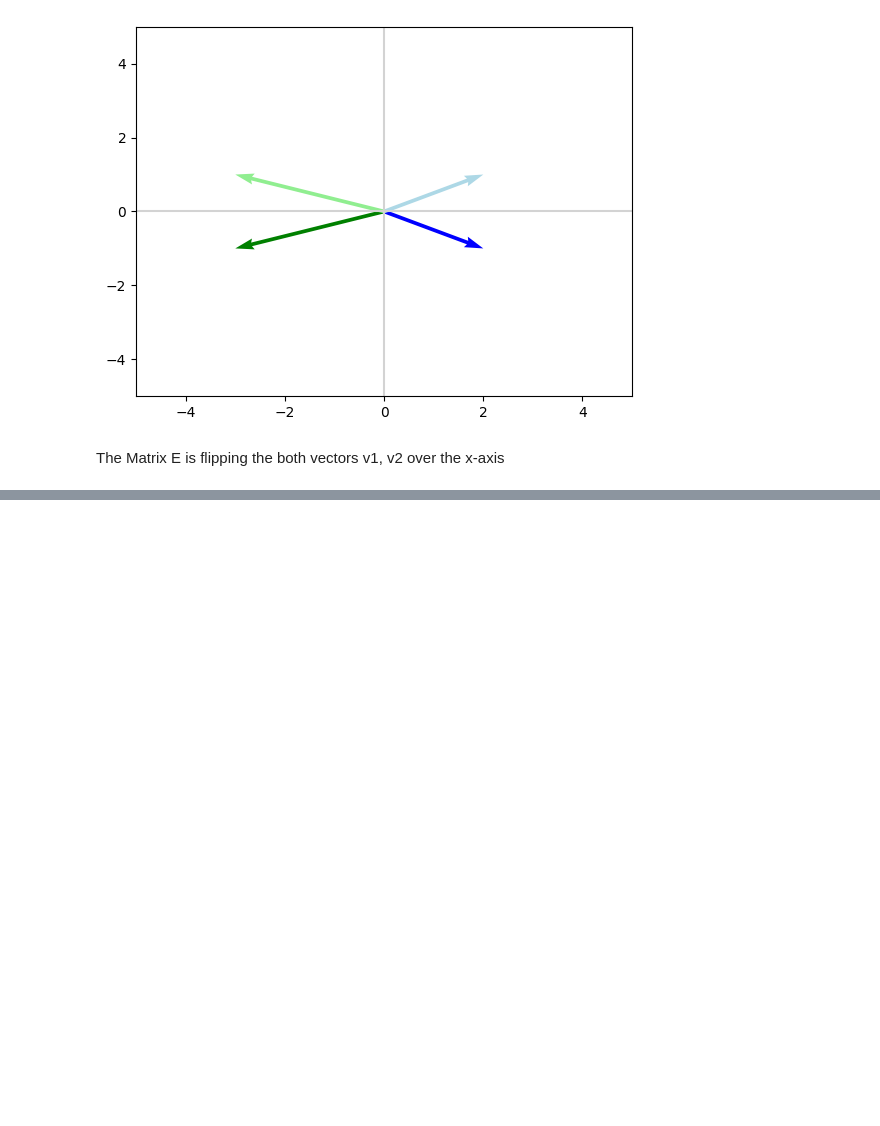
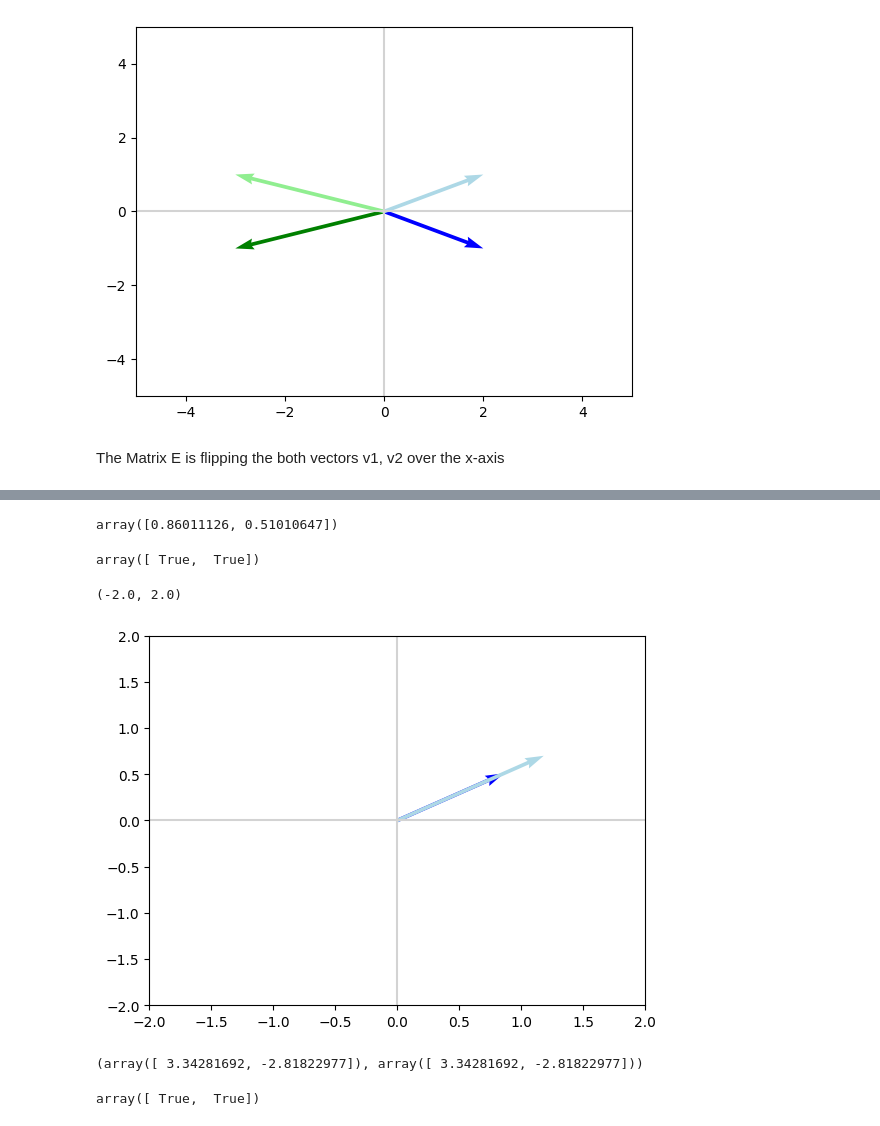
Before and after one commit to SriHarshith1/Maths-For-ML, a Jupyter notebook: Linear Algebra.ipynb, the cells around one changed output, grey strips where cells are left out. Drawn from its saved outputs; the diff is of its cells as text; code cells hidden in the pictures; blank space fills up the shorter version.

```diff
--- a/Linear Algebra.ipynb
+++ b/Linear Algebra.ipynb
@@ -1107,0 +1123,2 @@ The Matrix E is flipping the both vectors v1, v2 over the x-axis
+# %%
+A = A.numpy()
@@ -1107,0 +1130,2 @@ The Matrix E is flipping the both vectors v1, v2 over the x-axis
+# %%
+lambdas, V = np.linalg.eig(A)
@@ -1107,0 +1141,5 @@ The Matrix E is flipping the both vectors v1, v2 over the x-axis
+# %%
+v = V[:,0]
+v
+# %% [output]
+array([0.86011126, 0.51010647])
@@ -1107,0 +1148,2 @@ The Matrix E is flipping the both vectors v1, v2 over the x-axis
+# %%
+Av = np.dot(A,v)
@@ -1107,0 +1152,11 @@ The Matrix E is flipping the both vectors v1, v2 over the x-axis
+# %%
+Av == λv
+# %% [output]
+array([ True,  True])
+# %%
+plot_vectors([v, Av], ['blue', 'lightblue'])
+plt.xlim(-2, 2)
+plt.ylim(-2, 2)
+# %% [output]
+(-2.0, 2.0)
+[figure, added]
@@ -1107,0 +1171,8 @@ The Matrix E is flipping the both vectors v1, v2 over the x-axis
+# %%
+λv2, Av2
+# %% [output]
+(array([ 3.34281692, -2.81822977]), array([ 3.34281692, -2.81822977]))
+# %%
+Av2 == λv2
+# %% [output]
+array([ True,  True])
```
Also changed, not shown: parts of 112 cells of this notebook.
